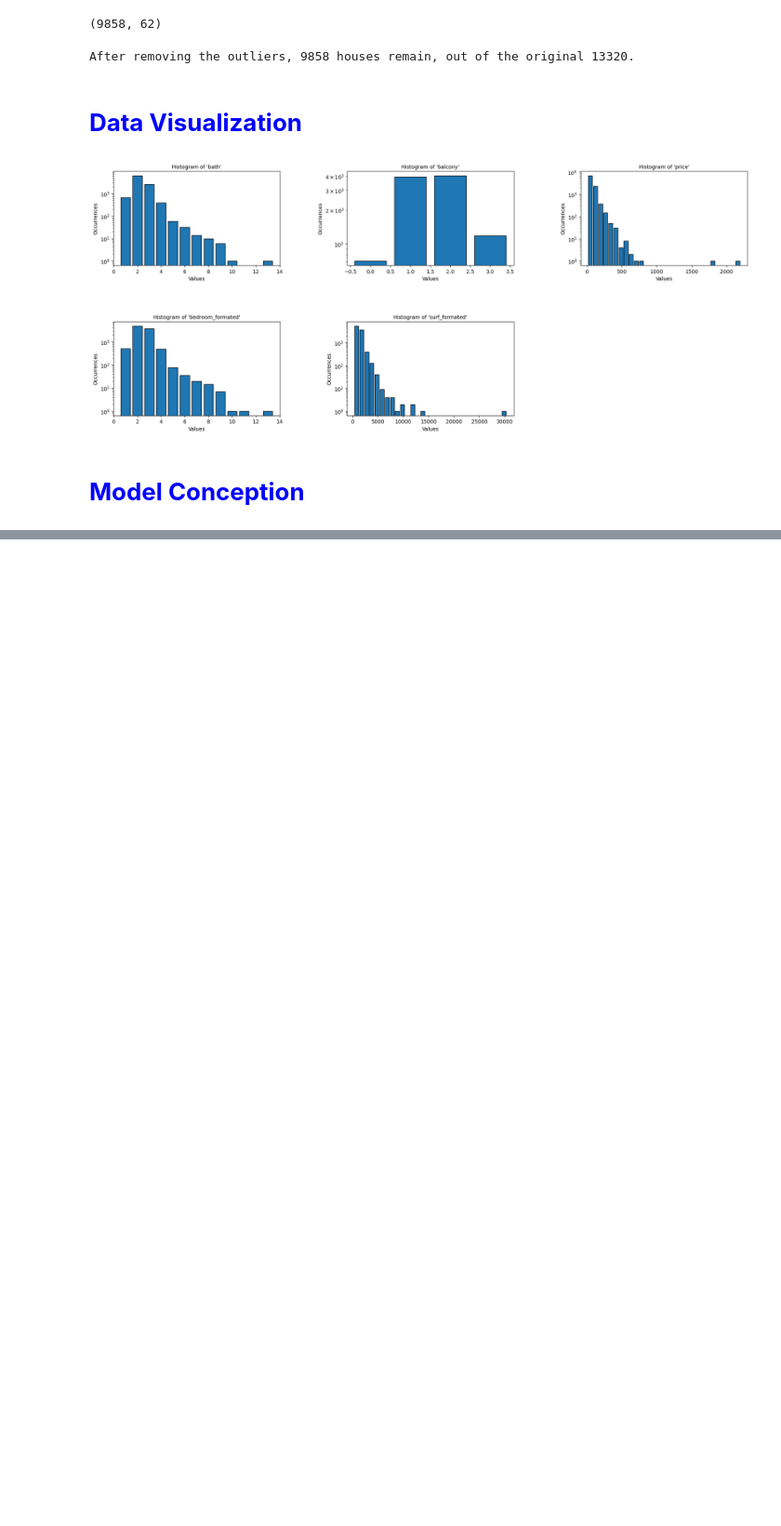
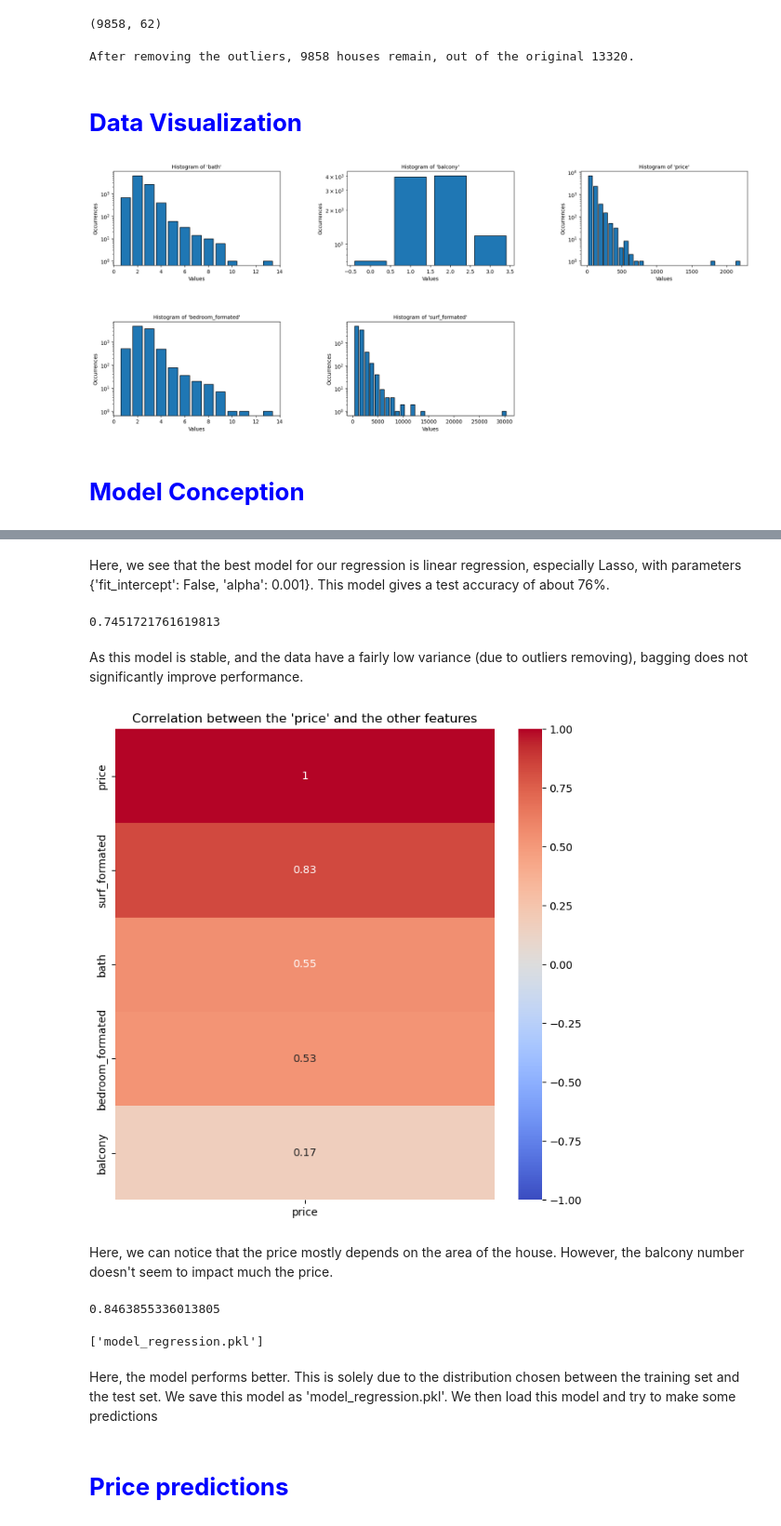
Before and after one commit to Clement1103/data_science_projects, a Jupyter notebook: house_price_prediction.ipynb, the cells around one changed output, grey strips where cells are left out. Shown at 93% size. Drawn from its saved outputs; the diff is of its cells as text; code cells hidden in the pictures; blank space fills up the shorter version.

Commit message:
Projet terminé : le modèle prédit les prix avec une précision de 76%. Le modèle a été sauvegardé comme 'model_regression.pkl' et le notebook a été sauvegardé en PDF.

```diff
--- a/house_price_prediction.ipynb
+++ b/house_price_prediction.ipynb
@@ -323,0 +326,3 @@ from sklearn.ensemble import RandomForestRegressor
+# %%
+X = df7.drop(['price', 'area_type', 'loc_formated', 'price_per_sqft', 'area_per_bedroom', 'zscore_price_per_sqft'], axis = 'columns')
+y = df7.price
@@ -351,6 +366,14 @@ parameters = {
         'alpha': [0.001, 0.01, 0.1, 1],
         'fit_intercept': [True, False]
         }
+    },
+    'knn': {
+        'model': KNeighborsRegressor(),
+        'params': {
+            'n_neighbors': [3, 5, 7, 10],
+            'weights': ['uniform', 'distance'],
+            'algorithm': ['auto', 'ball_tree', 'kd_tree']
+        }
     }
 }
 # %%
@@ -364,7 +387,9 @@ for model_name, model_params in parameters.items():
         nb_max_iter = 2
     elif model_name == 'lasso':
         nb_max_iter = 8
-    rscv = RandomizedSearchCV(model_params['model'], model_params['params'], cv = 5, verbose = 2, n_iter=nb_max_iter, n_jobs = -1)
+    elif model_name == 'knn':
+        nb_max_iter = 10
+    rscv = RandomizedSearchCV(model_params['model'], model_params['params'], cv = 5, verbose = 1, n_iter=nb_max_iter, n_jobs = -1)
     rscv.fit(X, y)
     print(f'Les meilleures performances de {model_name} sont de {rscv.best_score_}, atteintes avec les paramètres {rscv.best_params_}. \n')
 # %% [output]
@@ -403,11 +413,53 @@ Wall time: 25min 40s
+# %% [markdown]
+Here, we see that the best model for our regression is linear regression, especially Lasso, with parameters {'fit_intercept': False, 'alpha': 0.001}.
+This model gives a test accuracy of about 76%.
 # %%
-# from sklearn.ensemble import BaggingRegressor
-# bag_model = BaggingRegressor(
-#     estimator = LinearRegression(), # Modèle choisi arbitrairement
-#     n_estimators = 1000,
-#     max_samples = 0.8,
-#     oob_score = True,
-#     random_state = 11)
-# bag_model.fit(X_train, y_train)
-# bag_model.score(X_test, y_test)
-# #print(bag_model.oob_score_)
+from sklearn.ensemble import BaggingRegressor
+from sklearn.model_selection import train_test_split
+X_train, X_test, y_train, y_test = train_test_split(X, y, test_size = 0.2)
+bag_model = BaggingRegressor(
+    estimator = Lasso(fit_intercept = False, alpha = 0.001),
+    n_estimators = 100,
+    max_samples = 0.8,
+    oob_score = True,
+    random_state = 53)
+bag_model.fit(X_train, y_train)
+bag_model.score(X_test, y_test)
+# %% [output]
+0.7451721761619813
+# %% [markdown]
+As this model is stable, and the data have a fairly low variance (due to outliers removing), bagging does not significantly improve performance.
+# %%
+import seaborn as sn
+df_corr = X[['bath', 'balcony',	'bedroom_formated',	'surf_formated']]
+df_corr = pd.concat([df_corr, y], axis = 'columns')
+
+corr_matrix = df_corr.corr()
+
+corr_price = corr_matrix[['price']].sort_values(by='price', ascending=False)
+
+plt.figure(figsize=(8, 8))
+sn.heatmap(corr_price, annot=True, cmap='coolwarm', vmin=-1, vmax=1)
+plt.title("Correlation between the 'price' and the other features")
+plt.show()
+# %% [output]
+[figure, added]
+# %% [markdown]
+Here, we can notice that the price mostly depends on the area of the house. However, the balcony number doesn't seem to impact much the price.
+# %%
+import joblib
+X_train, X_test, y_train, y_test = train_test_split(X, y, test_size=0.2, random_state=53)
+
+model = Lasso(fit_intercept = False, alpha = 0.001)
+model.fit(X_train, y_train)
+print(model.score(X_test, y_test))
+joblib.dump(model, 'model_regression.pkl')
+# %% [output]
+0.8463855336013805
+['model_regression.pkl']
+# %% [markdown]
+Here, the model performs better. This is solely due to the distribution chosen between the training set and the test set.
+We save this model as 'model_regression.pkl'.
+We then load this model and try to make some predictions
+# %% [markdown]
+<h1 style="color:blue; font-weight:bold;"> Price predictions </h1>
```
Also changed, not shown: parts of 19 cells of this notebook, 2 other files.
